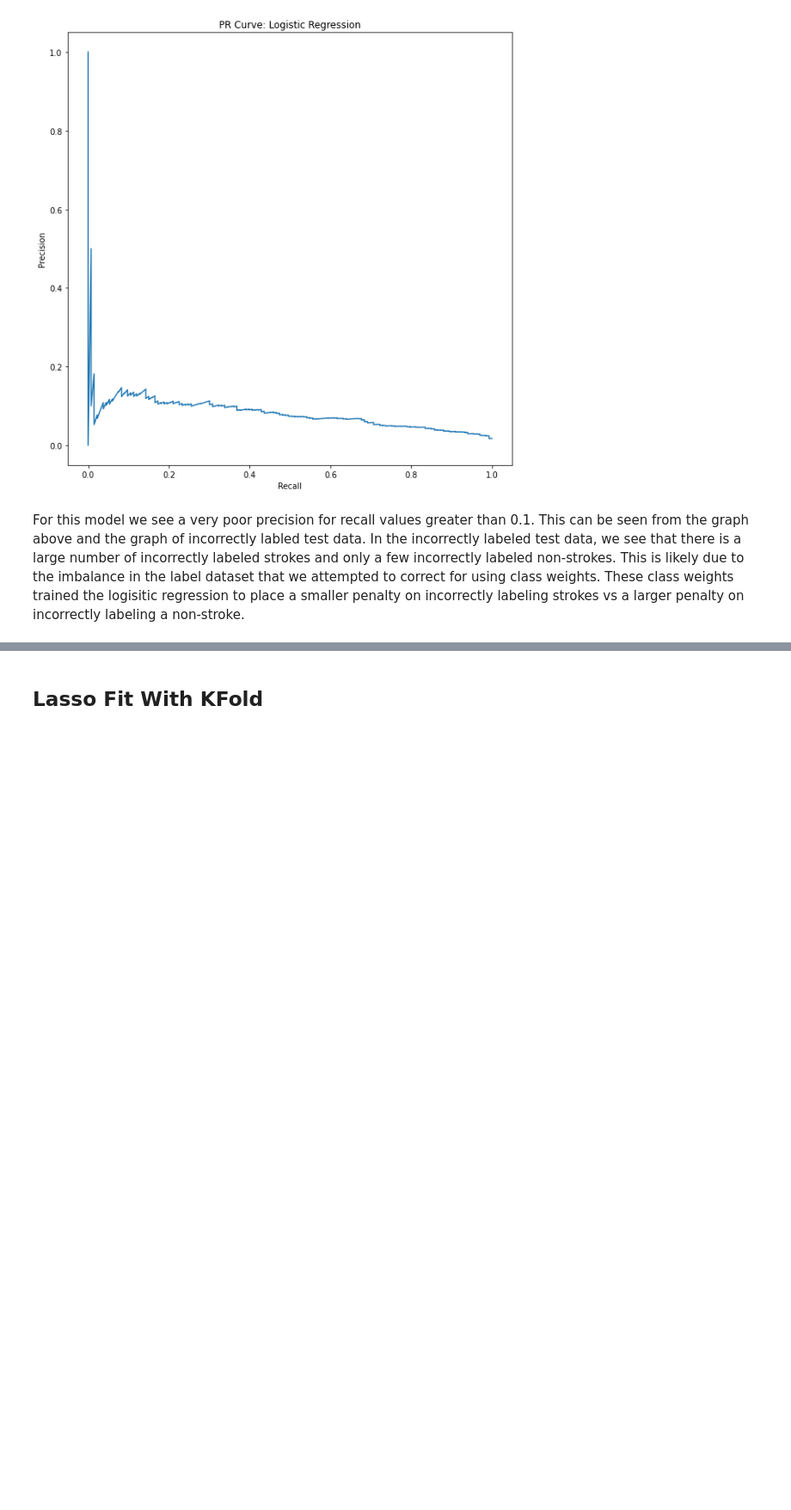
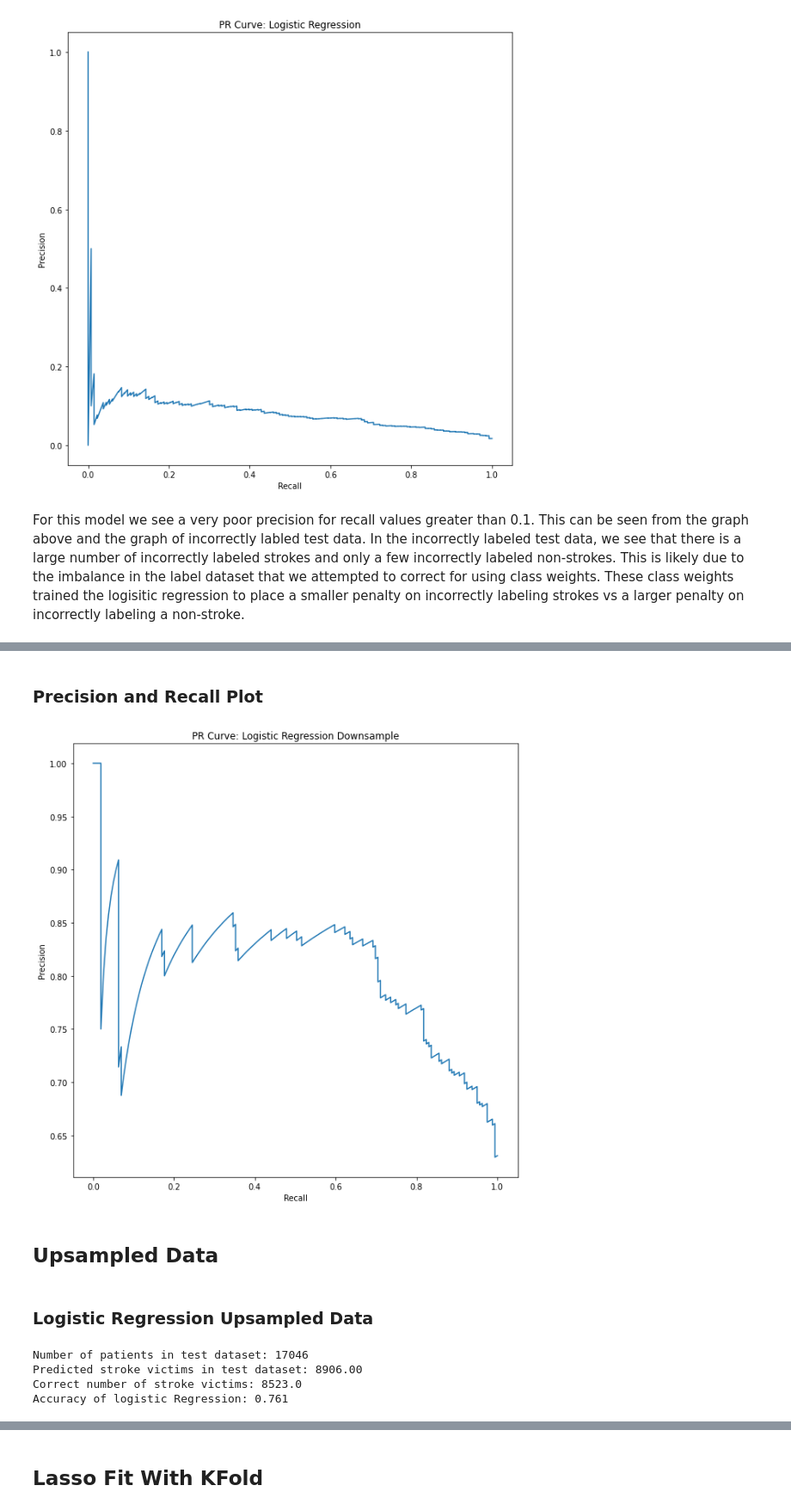
Before and after one commit to DylanShadduckUCD/STA208, a Jupyter notebook: Final Project/Final Project.ipynb, the cells around one changed output, grey strips where cells are left out. Shown: that part at 86% size. Saved outputs shown, nothing was run; the diff lists cells and outputs as text; code cells hidden in the pictures; blank space fills up the shorter version.

```diff
--- a/Final Project/Final Project.ipynb
+++ b/Final Project/Final Project.ipynb
@@ -319,0 +372,17 @@ For this model we see a very poor precision for recall values greater than 0.1.
+# %% [markdown]
+### Precision and Recall Plot
+# %%
+from sklearn import metrics
+log_score_ds = X_test_ds @ log_reg_ds.coef_[0, :]
+precision_ds, recall_ds, threshold = metrics.precision_recall_curve(y_test_ds, log_score_ds)
+
+plt.figure(figsize=(10,10))
+plt.plot(recall_ds, precision_ds)
+plt.title("PR Curve: Logistic Regression Downsample")
+plt.xlabel("Recall")
+plt.ylabel("Precision")
+plt.show()
+# %% [output]
+[figure, added]
+# %% [markdown]
+## Upsampled Data
@@ -319,0 +434,15 @@ For this model we see a very poor precision for recall values greater than 0.1.
+# %% [markdown]
+### Logistic Regression Upsampled Data
+# %%
+log_reg_us = LogisticRegression(penalty="l2", max_iter=2000, solver="saga")
+log_reg_us.fit(X_train_us, y_train_us)
+log_pred_us = log_reg_us.predict(X_test_us)
+print(f"Number of patients in test dataset: {log_pred_us.size}")
+print(f"Predicted stroke victims in test dataset: {np.sum(log_pred_us):.2f}")
+print(f"Correct number of stroke victims: {np.sum(y_test_us)}")
+print(f"Accuracy of logistic Regression: {1 - np.sum(np.abs(log_pred_us - y_test_us))/y_test_us.size:.3f}")
+# %% [output]
+Number of patients in test dataset: 17046
+Predicted stroke victims in test dataset: 8906.00
+Correct number of stroke victims: 8523.0
+Accuracy of logistic Regression: 0.761
```
Also changed, not shown: parts of 16 cells of this notebook.
